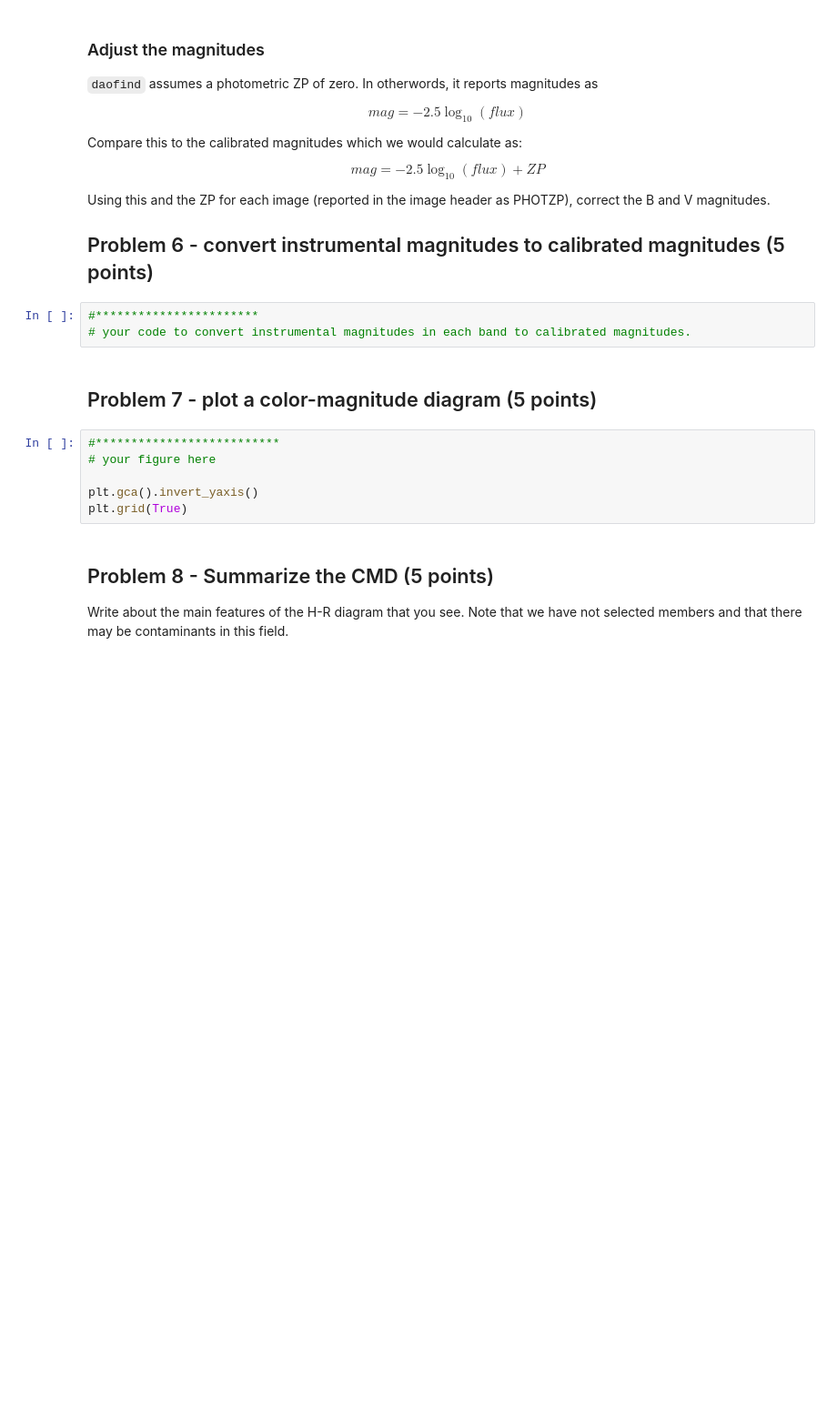
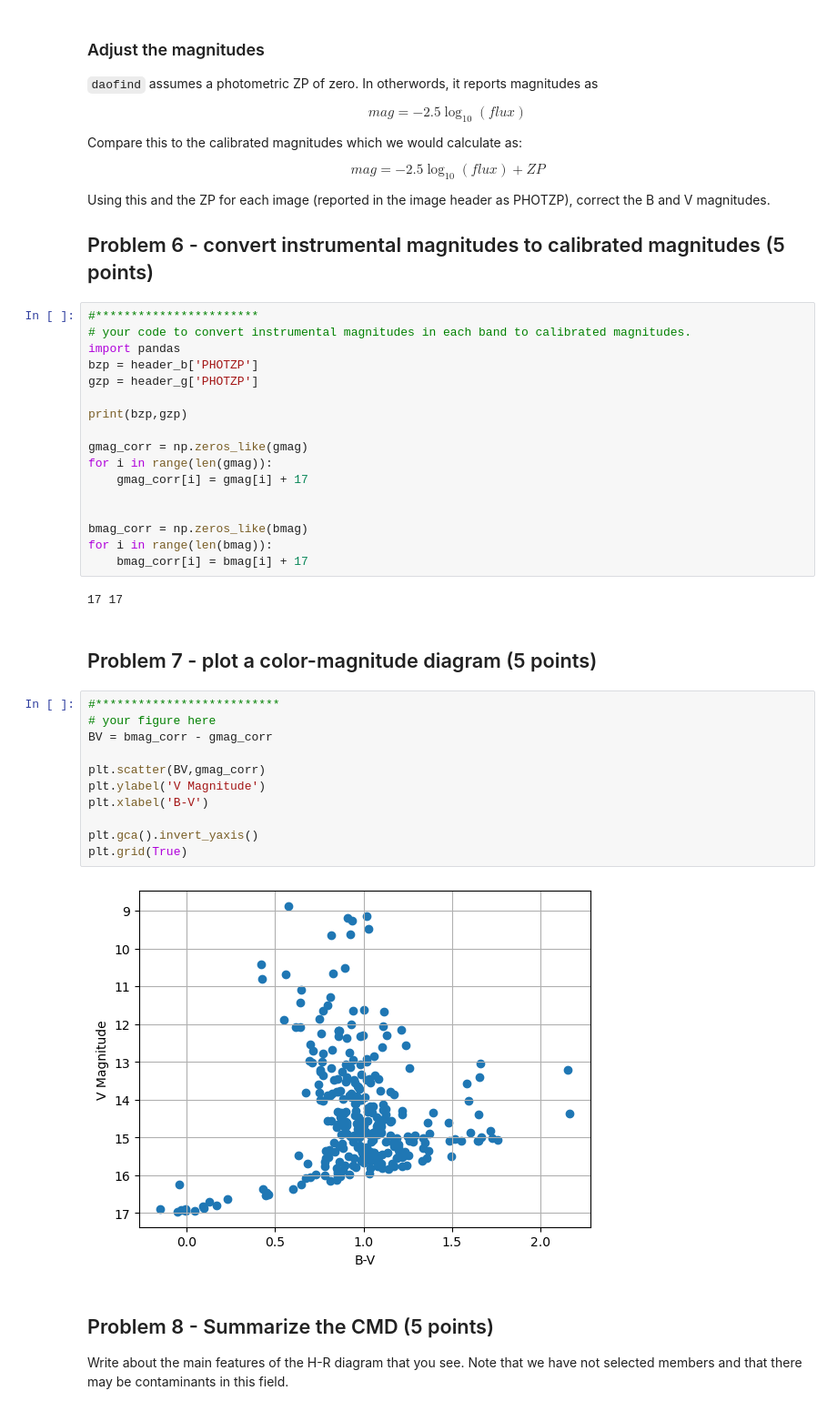
Before and after one commit to EvanBarkus/Reductionproject_student, a Jupyter notebook: cluster_photometry_student.ipynb, the cells around one changed output. Shown at 91% size. Cells and saved outputs as stored; diff of their text form; blank space fills up the shorter version.

```diff
--- a/cluster_photometry_student.ipynb
+++ b/cluster_photometry_student.ipynb
@@ -507,17 +510,40 @@ $$ mag = -2.5 \log_{10}(flux) + ZP$$
 Using this and the ZP for each image (reported in the image header as PHOTZP), correct the B and V magnitudes.
 
 ## Problem 6 - convert instrumental magnitudes to calibrated magnitudes (5 points)
-# %%
-#***********************
-# your code to convert instrumental magnitudes in each band to calibrated magnitudes.
+# %%
+#***********************
+# your code to convert instrumental magnitudes in each band to calibrated magnitudes.
+import pandas
+bzp = header_b['PHOTZP']
+gzp = header_g['PHOTZP']
+
+print(bzp,gzp)
+
+gmag_corr = np.zeros_like(gmag)
+for i in range(len(gmag)):
+    gmag_corr[i] = gmag[i] + 17
+
+
+bmag_corr = np.zeros_like(bmag)
+for i in range(len(bmag)):
+    bmag_corr[i] = bmag[i] + 17
+# %% [output]
+17 17
 # %% [markdown]
 ## Problem 7 - plot a color-magnitude diagram (5 points)
 # %%
 #**************************
 # your figure here
+BV = bmag_corr - gmag_corr
+
+plt.scatter(BV,gmag_corr)
+plt.ylabel('V Magnitude')
+plt.xlabel('B-V')
 
 plt.gca().invert_yaxis()
 plt.grid(True)
+# %% [output]
+[figure, added]
 # %% [markdown]
 ## Problem 8 - Summarize the CMD (5 points)
 Write about the main features of the H-R diagram that you see.  Note that we have not selected members and that there may be contaminants in this field.
```
Also changed, not shown: parts of 3 cells of this notebook.
